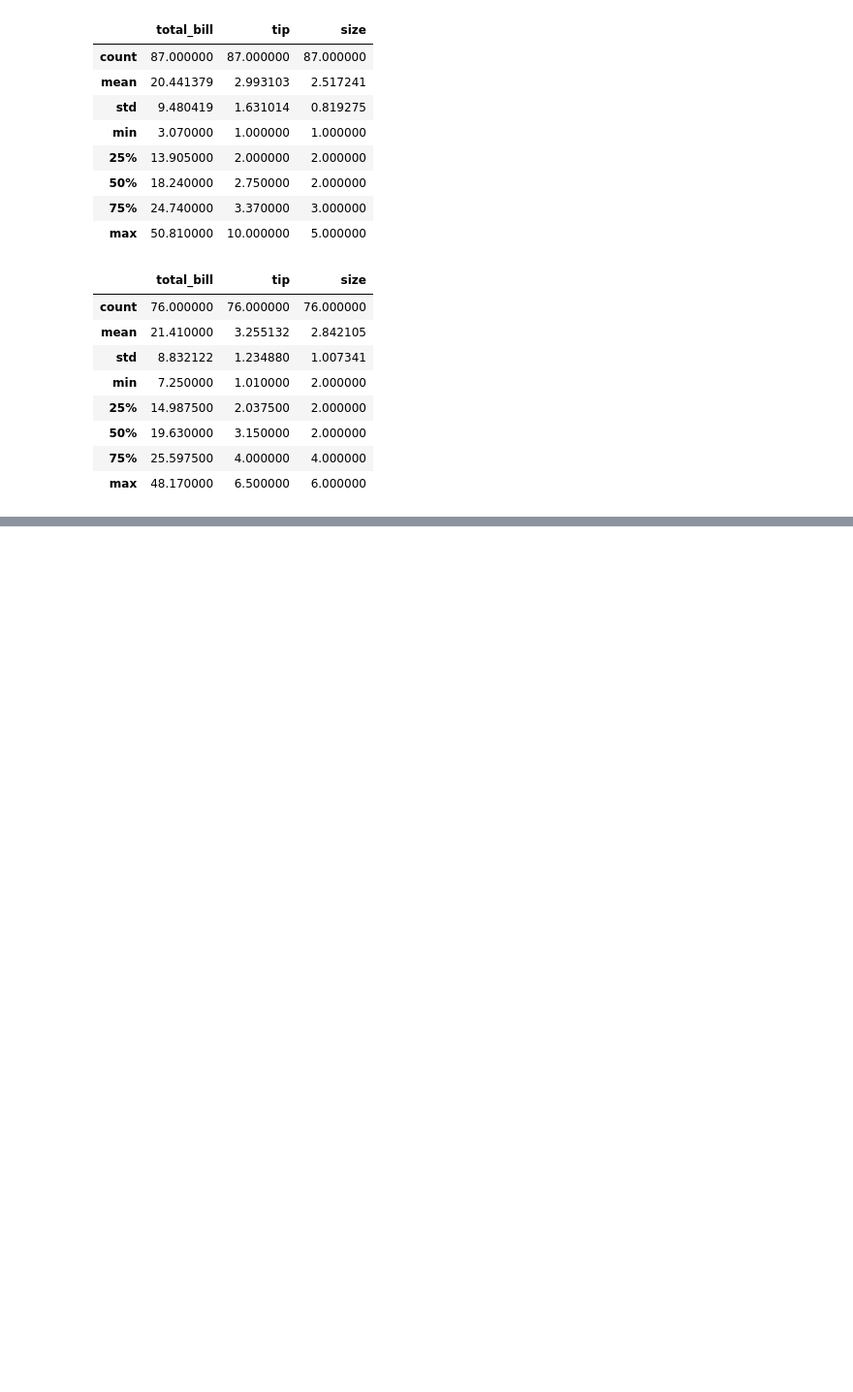
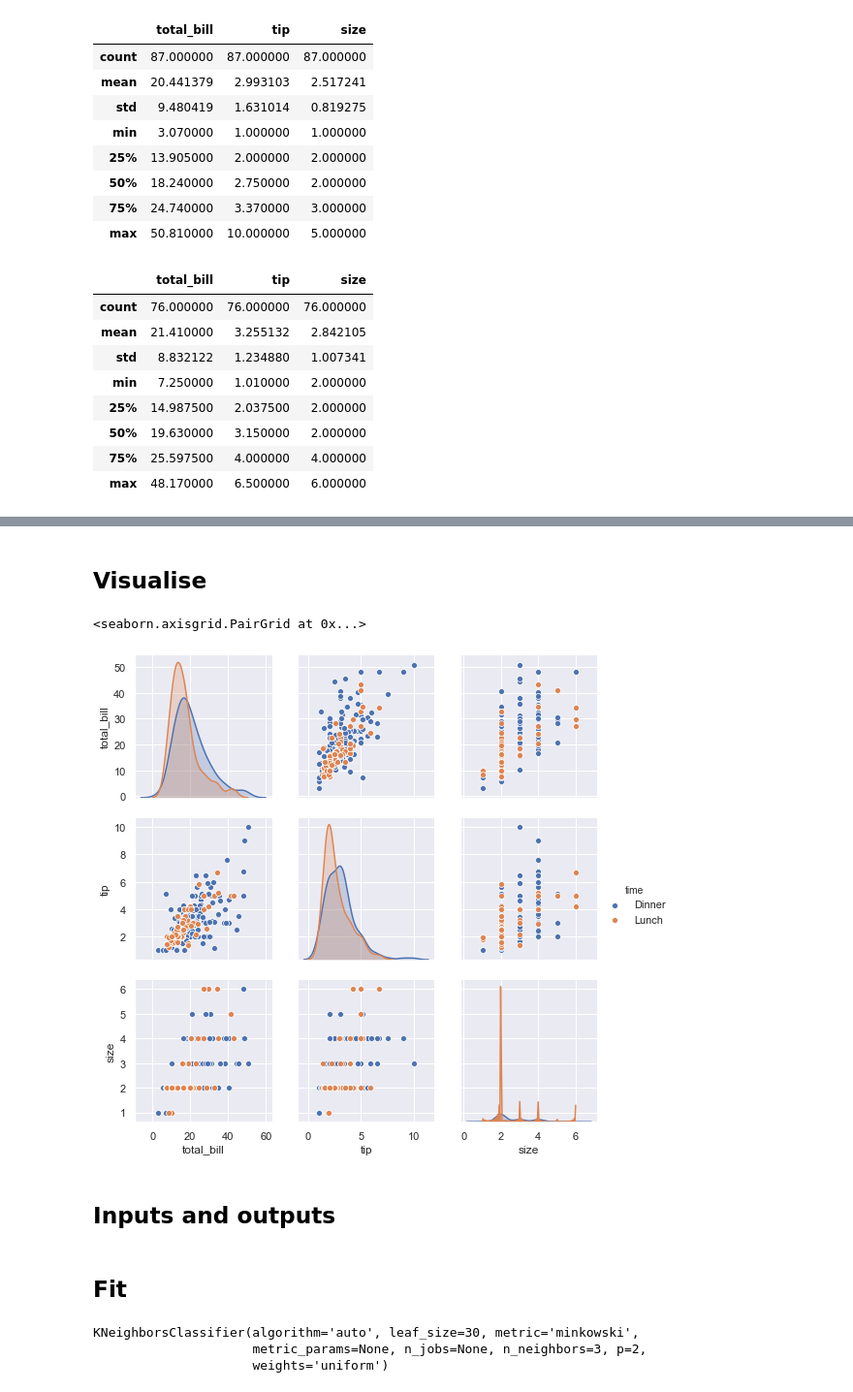
Before and after one commit to kennycolsh/Fundamentals-Ass1, a Jupyter notebook: FundDataAss1.ipynb, the cells around one changed output, grey strips where cells are left out. Shown at 97% size. Cells and saved outputs as stored; diff of their text form; code cells hidden in the pictures; blank space fills up the shorter version.

```diff
--- a/FundDataAss1.ipynb
+++ b/FundDataAss1.ipynb
@@ -214,0 +242,10 @@ Text(0.5, 0, 'Indexl')
+# %% [markdown]
+## Visualise
+# %%
+# Plot the Iris data set with a pair plot.
+sns.pairplot(df, hue="time")
+# %% [output]
+<seaborn.axisgrid.PairGrid at 0x...>
+[figure, added]
+# %% [markdown]
+## Inputs and outputs
@@ -214,0 +258,8 @@ Text(0.5, 0, 'Indexl')
+# %% [markdown]
+## Fit
+# %%
+knn.fit(inputs, outputs)
+# %% [output]
+KNeighborsClassifier(algorithm='auto', leaf_size=30, metric='minkowski',
+                     metric_params=None, n_jobs=None, n_neighbors=3, p=2,
+                     weights='uniform')
```
Also changed, not shown: parts of 19 cells of this notebook, 1 other file.
